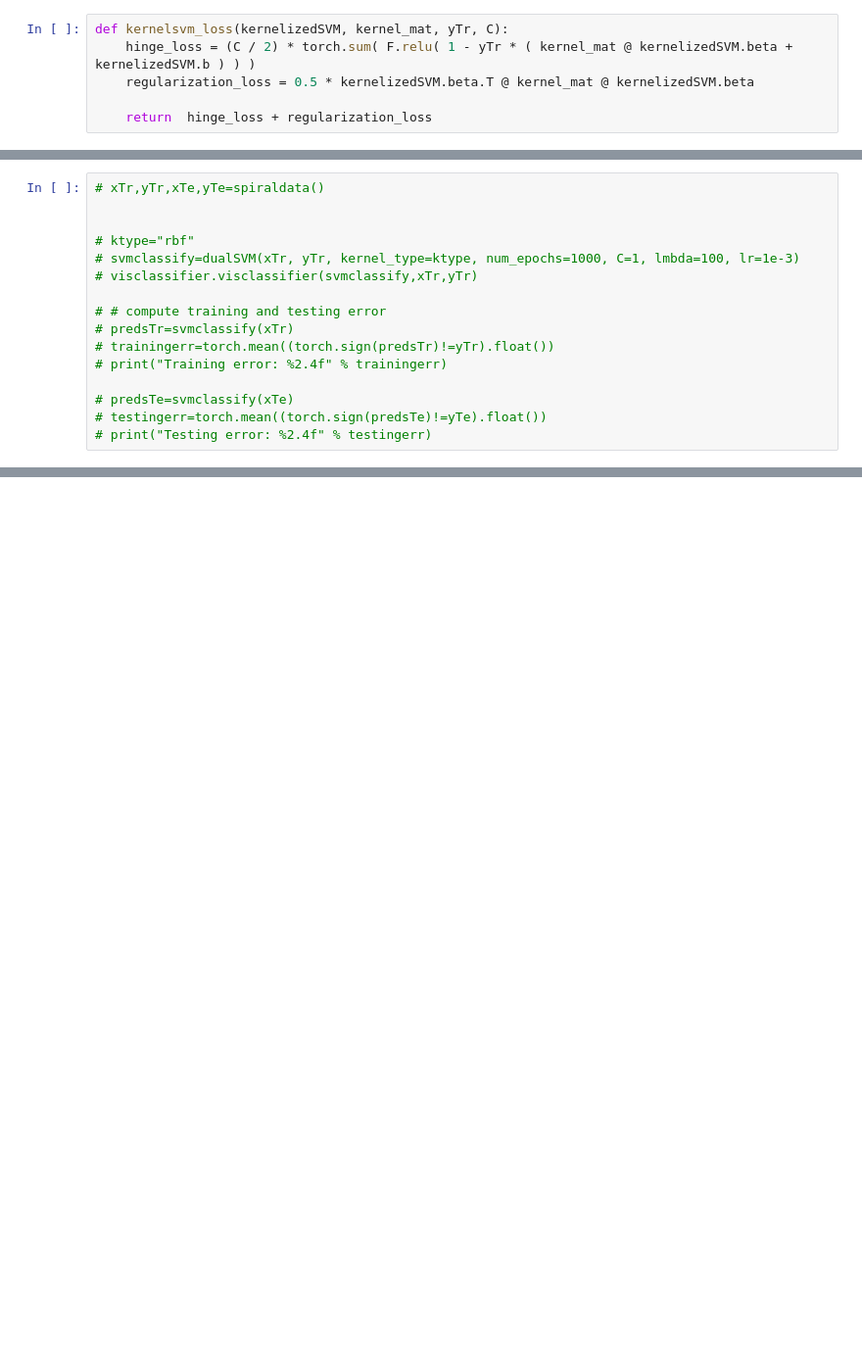
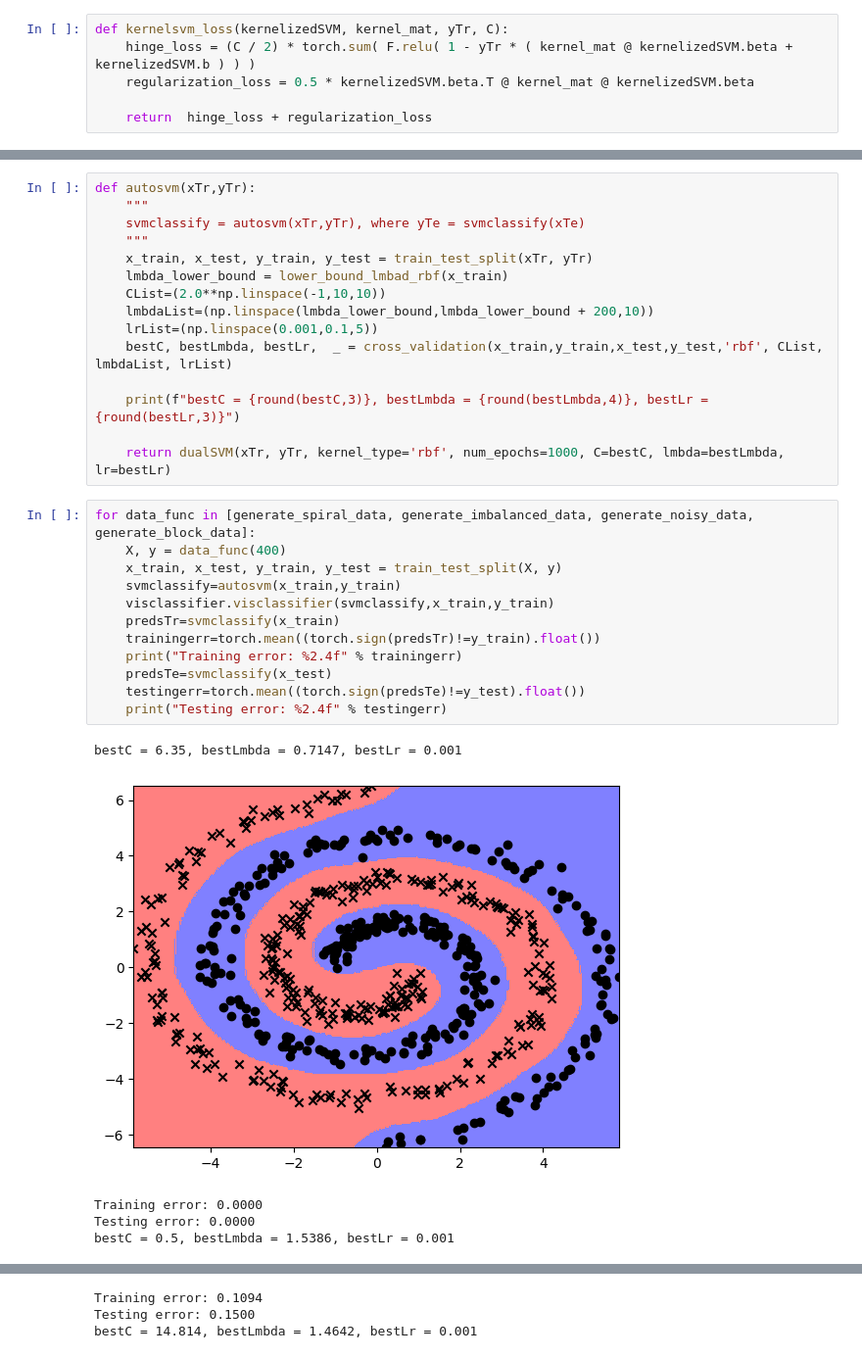
Before and after one commit to eirikbaekkelund/Applied-ML, a Jupyter notebook: cw2/cw2.ipynb, the cells around one changed output, grey strips where cells are left out. Shown at 98% size. Cells and saved outputs as stored; diff of their text form; blank space fills up the shorter version.

```diff
--- a/cw2/cw2.ipynb
+++ b/cw2/cw2.ipynb
@@ -299,16 +448,33 @@ Training error: 0.0000
+# %%
+def autosvm(xTr,yTr):
+    """
+    svmclassify = autosvm(xTr,yTr), where yTe = svmclassify(xTe)
+    """
+    x_train, x_test, y_train, y_test = train_test_split(xTr, yTr)
+    lmbda_lower_bound = lower_bound_lmbad_rbf(x_train)
+    CList=(2.0**np.linspace(-1,10,10))
+    lmbdaList=(np.linspace(lmbda_lower_bound,lmbda_lower_bound + 200,10))
+    lrList=(np.linspace(0.001,0.1,5))
+    bestC, bestLmbda, bestLr,  _ = cross_validation(x_train,y_train,x_test,y_test,'rbf', CList, lmbdaList, lrList)
+
+    print(f"bestC = {round(bestC,3)}, bestLmbda = {round(bestLmbda,4)}, bestLr = {round(bestLr,3)}")
+
+    return dualSVM(xTr, yTr, kernel_type='rbf', num_epochs=1000, C=bestC, lmbda=bestLmbda, lr=bestLr)
 # %%
-# xTr,yTr,xTe,yTe=spiraldata()
-
-
-# ktype="rbf"
-# svmclassify=dualSVM(xTr, yTr, kernel_type=ktype, num_epochs=1000, C=1, lmbda=100, lr=1e-3)
-# visclassifier.visclassifier(svmclassify,xTr,yTr)
-
-# # compute training and testing error
-# predsTr=svmclassify(xTr)
-# trainingerr=torch.mean((torch.sign(predsTr)!=yTr).float())
-# print("Training error: %2.4f" % trainingerr)
-
-# predsTe=svmclassify(xTe)
-# testingerr=torch.mean((torch.sign(predsTe)!=yTe).float())
-# print("Testing error: %2.4f" % testingerr)
+for data_func in [generate_spiral_data, generate_imbalanced_data, generate_noisy_data, generate_block_data]:
+    X, y = data_func(400)
+    x_train, x_test, y_train, y_test = train_test_split(X, y)
+    svmclassify=autosvm(x_train,y_train)
+    visclassifier.visclassifier(svmclassify,x_train,y_train)
+    predsTr=svmclassify(x_train)
+    trainingerr=torch.mean((torch.sign(predsTr)!=y_train).float())
+    print("Training error: %2.4f" % trainingerr)
+    predsTe=svmclassify(x_test)
+    testingerr=torch.mean((torch.sign(predsTe)!=y_test).float())
+    print("Testing error: %2.4f" % testingerr)
+# %% [output]
+bestC = 6.35, bestLmbda = 0.7147, bestLr = 0.001
+[figure, added]
+Training error: 0.0000
+Testing error: 0.0000
+bestC = 0.5, bestLmbda = 1.5386, bestLr = 0.001
@@ -314,0 +482,3 @@ Training error: 0.0000
+Training error: 0.1094
+Testing error: 0.1500
+bestC = 14.814, bestLmbda = 1.4642, bestLr = 0.001
```
Also changed, not shown: parts of 17 cells of this notebook.
